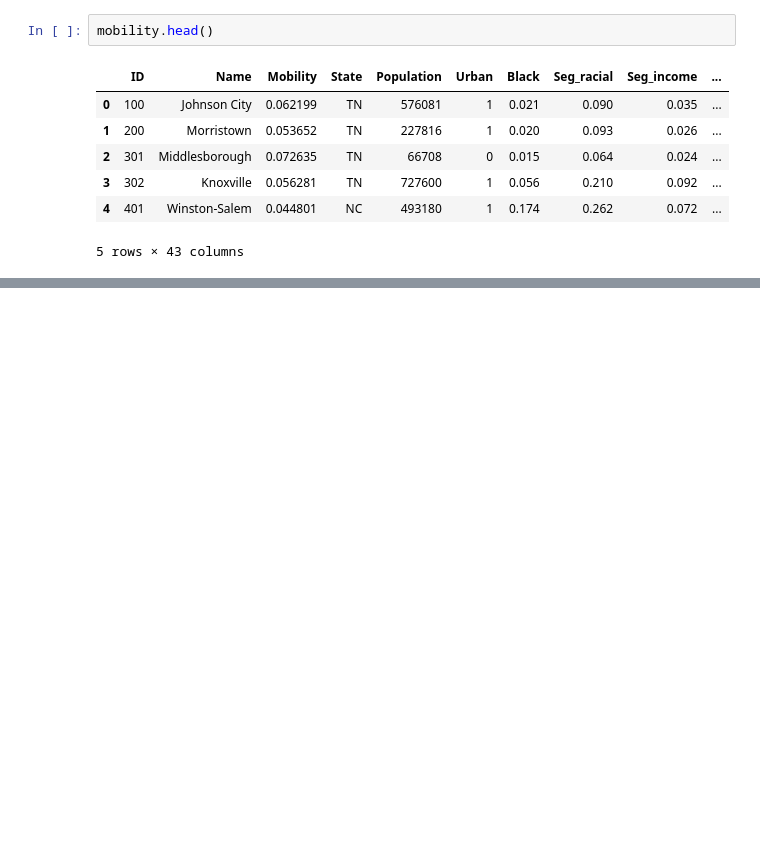
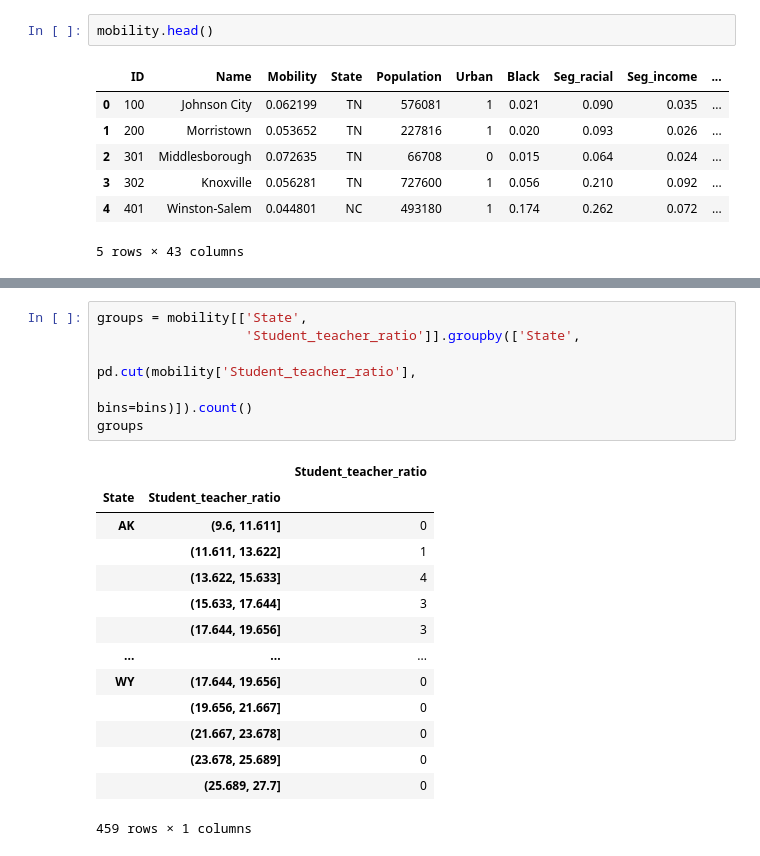
Before and after one commit to UIUC-iSchool-DataViz/is445_bcubcg_fall2022, a Jupyter notebook: week11/prep_notebook_week11.ipynb, the cells around one changed output, grey strips where cells are left out. Saved outputs shown, nothing was run; the diff lists cells and outputs as text; blank space fills up the shorter version.

```diff
--- a/week11/prep_notebook_week11.ipynb
+++ b/week11/prep_notebook_week11.ipynb
@@ -557,0 +632,21 @@ mobility.head()
+# %%
+groups = mobility[['State',
+                   'Student_teacher_ratio']].groupby(['State',
+                                                      pd.cut(mobility['Student_teacher_ratio'],
+                                                             bins=bins)]).count()
+groups
+# %% [output]
+|  |  | Student_teacher_ratio |
+| State | Student_teacher_ratio |  |
+| AK | (9.6, 11.611] | 0 |
+|  | (11.611, 13.622] | 1 |
+|  | (13.622, 15.633] | 4 |
+|  | (15.633, 17.644] | 3 |
+|  | (17.644, 19.656] | 3 |
+| ... | ... | ... |
+| WY | (17.644, 19.656] | 0 |
+|  | (19.656, 21.667] | 0 |
+|  | (21.667, 23.678] | 0 |
+|  | (23.678, 25.689] | 0 |
+|  | (25.689, 27.7] | 0 |
+459 rows × 1 columns
```
Also changed, not shown: parts of 19 cells of this notebook, 4 other files.
